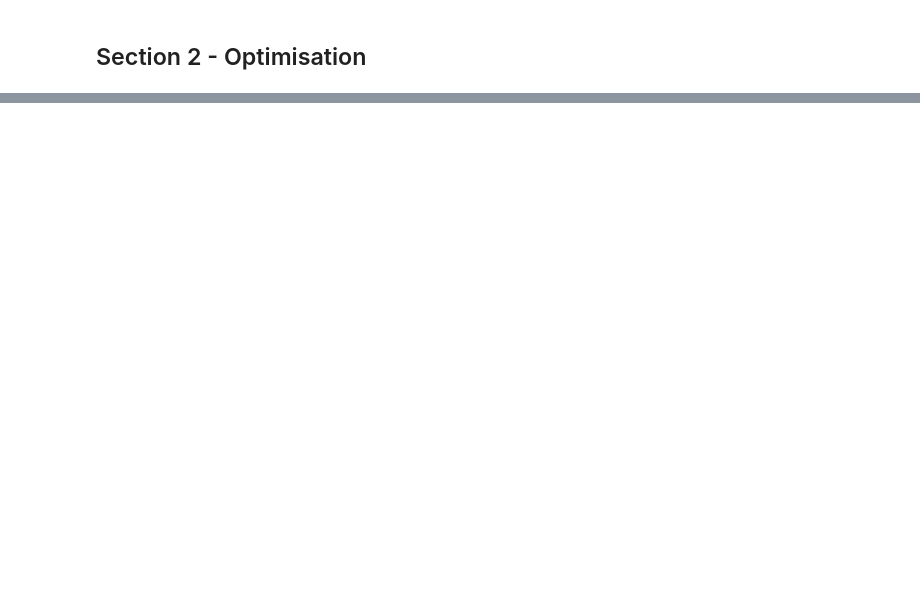
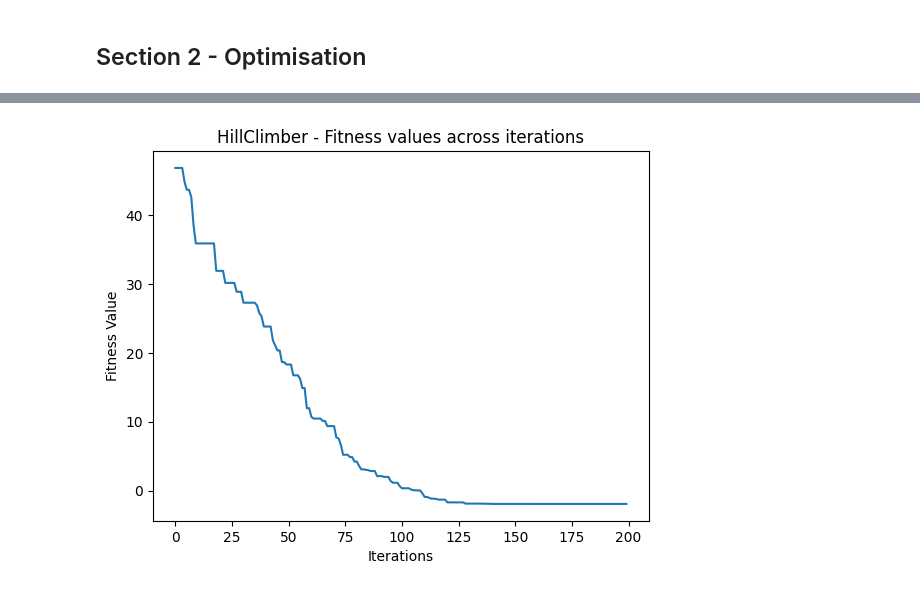
Before and after one commit to khyatib3/comp2002-70, a Jupyter notebook: 02_70%.ipynb, the cells around one changed output, grey strips where cells are left out. Drawn from its saved outputs; the diff is of its cells as text; code cells hidden in the pictures; blank space fills up the shorter version.

Commit message:
changed 2.1 to find top 100 as well, done hillclimber algorithm with gaussian additive mutator.

```diff
--- a/02_70%.ipynb
+++ b/02_70%.ipynb
@@ -290,0 +334,41 @@ plot.show()
+# %%
+"""Task 2.2"""
+import numpy as numpy
+from numpy import sum
+
+class GaussianMutation:
+    def mutate (self, a):
+        mutate_rate = 0.1
+        mutation = numpy.random.normal(0, mutate_rate)
+        return a + mutation
+
+mutation_operator = GaussianMutation().mutate
+
+def hill_climbing_alg(no_iterations, best_x, worst_x, best_y, worst_y):
+    fitness_vals = []
+
+    px = numpy.random.uniform(worst_x, best_x)
+    py = numpy.random.uniform(worst_y, worst_y)
+
+    cx = mutation_operator(px)
+    cy = mutation_operator(py)
+
+    for i in range(no_iterations):
+        if mccormick_function(cx, cy) < mccormick_function(px, py):
+            px, py = cx, cy
+            fit_val = mccormick_function(px, py)
+        fitness_vals.append(fit_val)
+
+        cx = mutation_operator(px)
+        cy = mutation_operator(py)
+    return fitness_vals
+# %%
+fitness_vals = hill_climbing_alg(200, best_x, best_y, worst_x, worst_y)
+# %%
+plot.plot(fitness_vals)
+plot.title('HillClimber - Fitness values across iterations')
+plot.xlabel('Iterations')
+plot.ylabel('Fitness Value')
+plot.show()
+# %% [output]
+[figure, added]
```
Also changed, not shown: parts of 7 cells of this notebook.
